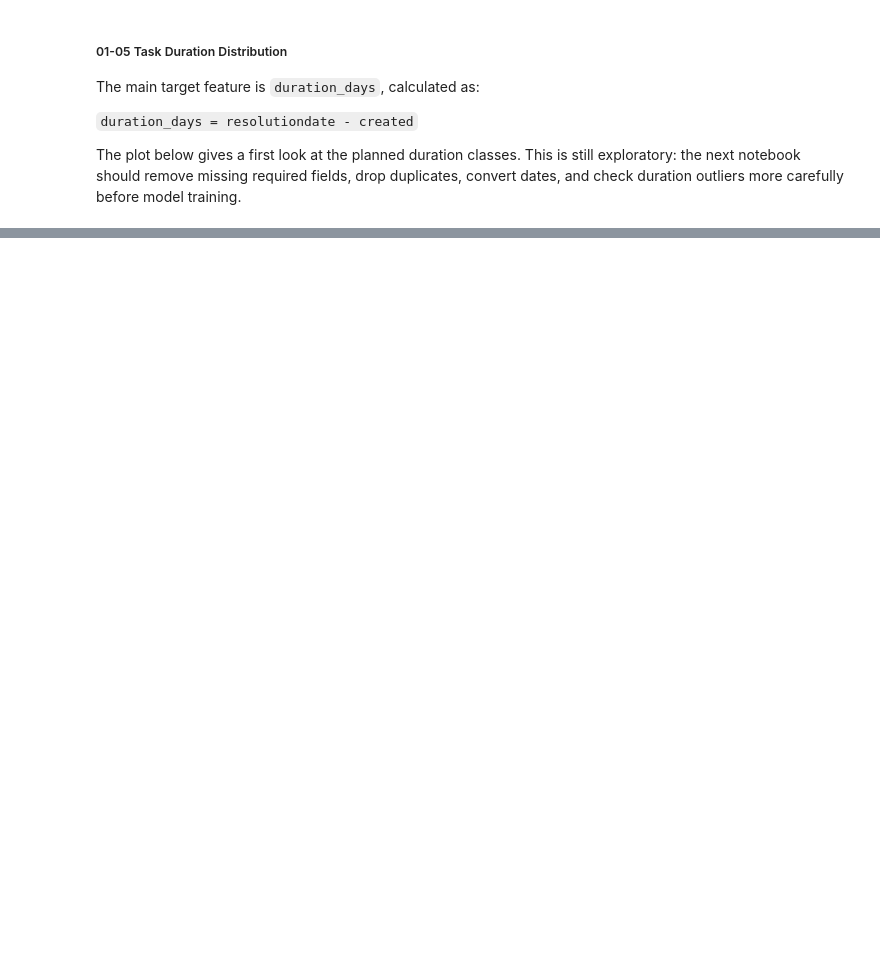
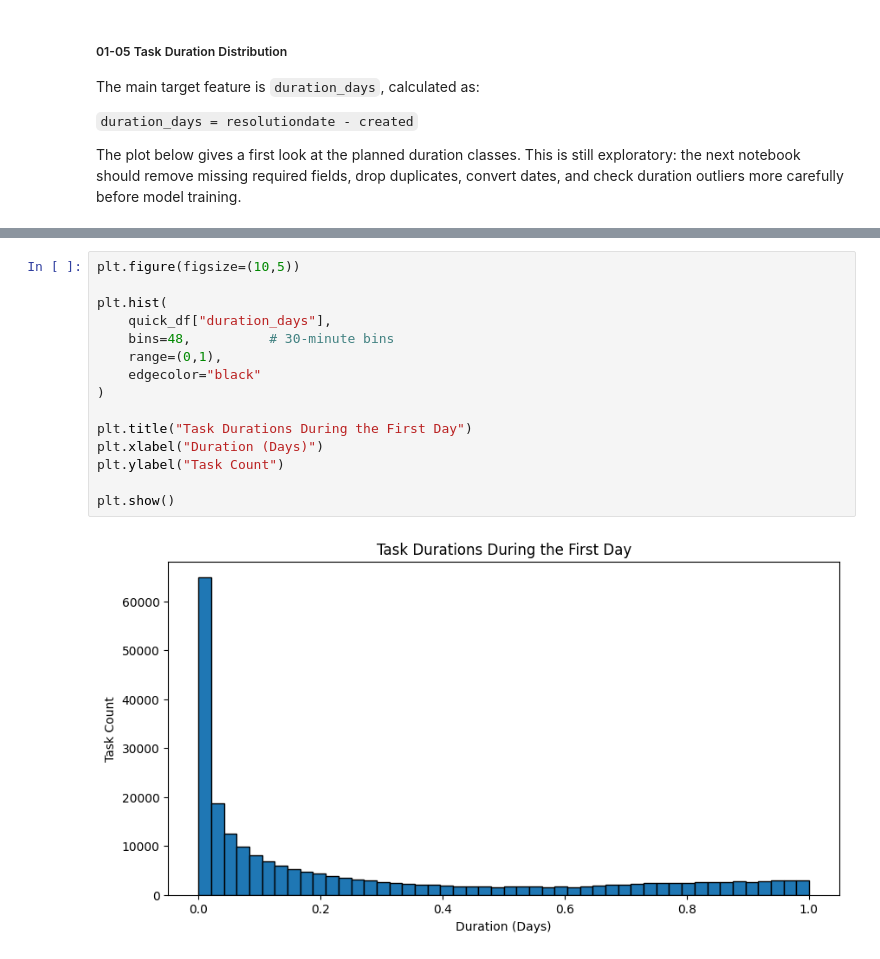
Before and after one commit to OmarElgaafary/Task-Duration-Classifier, a Jupyter notebook: notebooks/01_exploratory_data_analysis.ipynb, the cells around one changed output, grey strips where cells are left out. Saved outputs shown, nothing was run; the diff lists cells and outputs as text; blank space fills up the shorter version.

```diff
--- a/notebooks/01_exploratory_data_analysis.ipynb
+++ b/notebooks/01_exploratory_data_analysis.ipynb
@@ -233,0 +248,17 @@ same_day_tasks_percentage
+# %%
+plt.figure(figsize=(10,5))
+
+plt.hist(
+    quick_df["duration_days"],
+    bins=48,          # 30-minute bins
+    range=(0,1),
+    edgecolor="black"
+)
+
+plt.title("Task Durations During the First Day")
+plt.xlabel("Duration (Days)")
+plt.ylabel("Task Count")
+
+plt.show()
+# %% [output]
+[figure, added]
```
Also changed, not shown: parts of 6 cells of this notebook.
